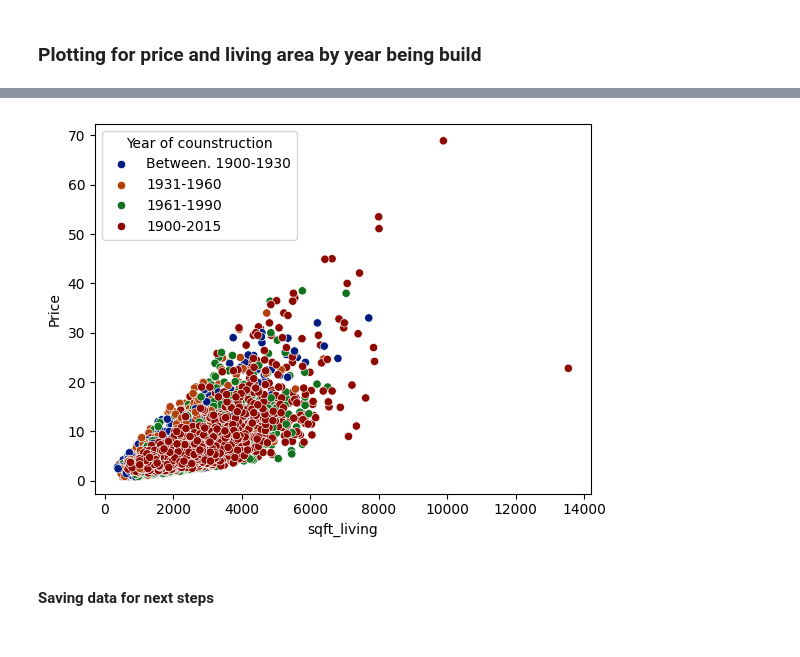
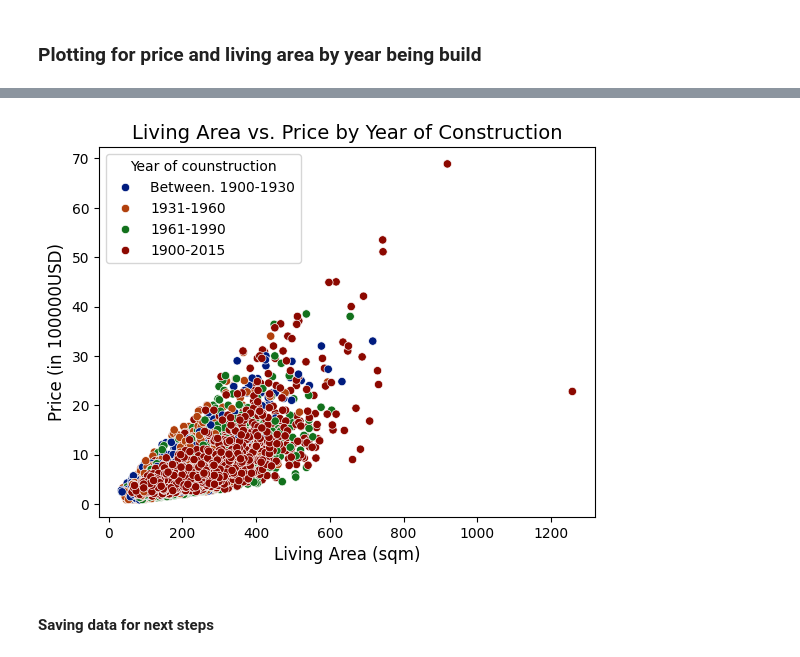
Before and after one commit to Paul-Spiced/EDA_Paul, a Jupyter notebook: commands/EDA _5_expl_hyp_2.ipynb, the cells around one changed output, grey strips where cells are left out. Cells and saved outputs as stored; diff of their text form; code cells hidden in the pictures.

```diff
--- a/commands/EDA _5_expl_hyp_2.ipynb
+++ b/commands/EDA _5_expl_hyp_2.ipynb
@@ -136,9 +155,26 @@ memory usage: 3.1+ MB
-# %%
-
-sns.scatterplot(data=df_eda, x='sqft_living', y='Price',
-                    hue='Year of counstruction', palette='dark');
-# %% [output]
-[figure, removed]
+# %%
+
+df_eda['Liv_areasqm']=(df_eda["sqft_living"]*0.092903)
+df_eda.info()
+df_eda.head()
+# %%
+
+sns.scatterplot(data=df_eda, x='Liv_areasqm', y='price',
+                    hue='Year of counstruction', palette='dark')
+
+
+
+# Adjust x-axis and y-axis labels
+plt.xlabel('Living Area (sqm)', fontsize=12)
+plt.ylabel('Price (in 100000USD)', fontsize=12)
+
+# Optionally, adjust the plot title
+plt.title('Living Area vs. Price by Year of Construction', fontsize=14)
+
+# Show the plot
+plt.show()
+# %% [output]
+[figure, added]
 # %% [markdown]
 #### Saving data for next steps
 # %%
```
Also changed, not shown: parts of 10 cells of this notebook, 10 other files.
